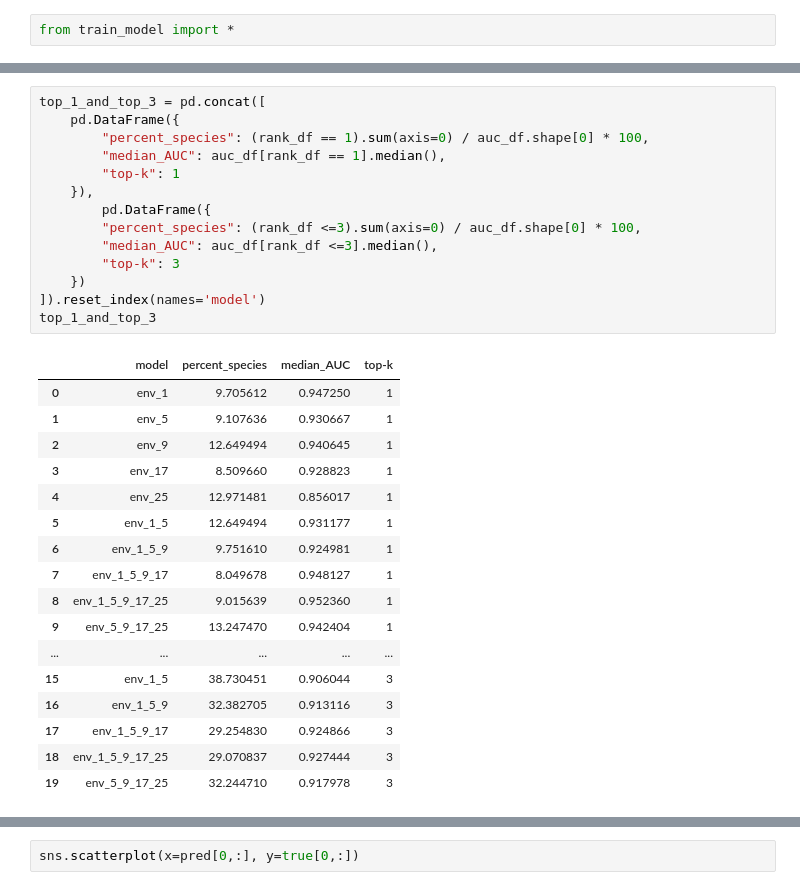
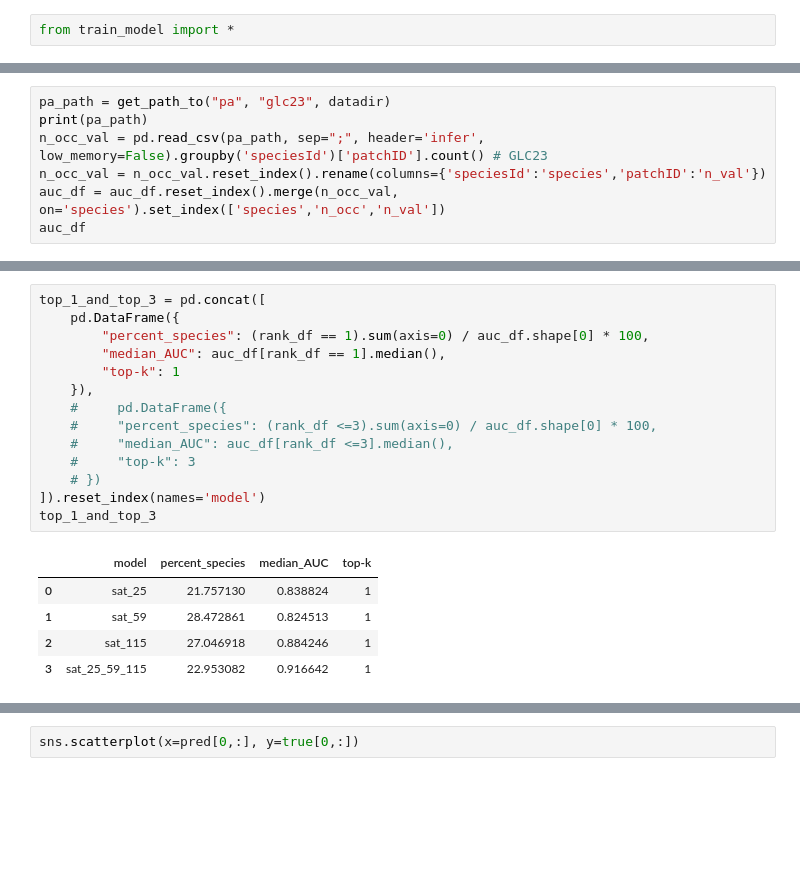
Before and after one commit to ninavantiel/multi_scale_SDMs, a Jupyter notebook: model_evaluation.ipynb, the cells around one changed output, grey strips where cells are left out. Cells and saved outputs as stored; diff of their text form; blank space fills up the shorter version.

```diff
--- a/model_evaluation.ipynb
+++ b/model_evaluation.ipynb
@@ -290,0 +128,7 @@ ax.set(xlabel='delta AUC', ylabel= 'proportion of species')
+# %%
+pa_path = get_path_to("pa", "glc23", datadir)
+print(pa_path)
+n_occ_val = pd.read_csv(pa_path, sep=";", header='infer', low_memory=False).groupby('speciesId')['patchID'].count() # GLC23
+n_occ_val = n_occ_val.reset_index().rename(columns={'speciesId':'species','patchID':'n_val'})
+auc_df = auc_df.reset_index().merge(n_occ_val, on='species').set_index(['species','n_occ','n_val'])
+auc_df
@@ -309,35 +585,23 @@ rank_df
 # %%
 top_1_and_top_3 = pd.concat([
     pd.DataFrame({
         "percent_species": (rank_df == 1).sum(axis=0) / auc_df.shape[0] * 100,
         "median_AUC": auc_df[rank_df == 1].median(),
         "top-k": 1
     }),
-        pd.DataFrame({
-        "percent_species": (rank_df <=3).sum(axis=0) / auc_df.shape[0] * 100,
-        "median_AUC": auc_df[rank_df <=3].median(),
-        "top-k": 3
-    })
+    #     pd.DataFrame({
+    #     "percent_species": (rank_df <=3).sum(axis=0) / auc_df.shape[0] * 100,
+    #     "median_AUC": auc_df[rank_df <=3].median(),
+    #     "top-k": 3
+    # })
 ]).reset_index(names='model')
 top_1_and_top_3
 # %% [output]
 |  | model | percent_species | median_AUC | top-k |
-| 0 | env_1 | 9.705612 | 0.947250 | 1 |
-| 1 | env_5 | 9.107636 | 0.930667 | 1 |
-| 2 | env_9 | 12.649494 | 0.940645 | 1 |
-| 3 | env_17 | 8.509660 | 0.928823 | 1 |
-| 4 | env_25 | 12.971481 | 0.856017 | 1 |
-| 5 | env_1_5 | 12.649494 | 0.931177 | 1 |
-| 6 | env_1_5_9 | 9.751610 | 0.924981 | 1 |
-| 7 | env_1_5_9_17 | 8.049678 | 0.948127 | 1 |
-| 8 | env_1_5_9_17_25 | 9.015639 | 0.952360 | 1 |
-| 9 | env_5_9_17_25 | 13.247470 | 0.942404 | 1 |
-| ... | ... | ... | ... | ... |
-| 15 | env_1_5 | 38.730451 | 0.906044 | 3 |
-| 16 | env_1_5_9 | 32.382705 | 0.913116 | 3 |
-| 17 | env_1_5_9_17 | 29.254830 | 0.924866 | 3 |
-| 18 | env_1_5_9_17_25 | 29.070837 | 0.927444 | 3 |
-| 19 | env_5_9_17_25 | 32.244710 | 0.917978 | 3 |
+| 0 | sat_25 | 21.757130 | 0.838824 | 1 |
+| 1 | sat_59 | 28.472861 | 0.824513 | 1 |
+| 2 | sat_115 | 27.046918 | 0.884246 | 1 |
+| 3 | sat_25_59_115 | 22.953082 | 0.916642 | 1 |
 # %%
 ax = sns.scatterplot(top_1_and_top_3, x='model', y='median_AUC', hue='top-k', size='percent_species', sizes=(50,500), palette=['#377eb8','#ff7f00'])
 ax.set_xticklabels(labels=ax.get_xticklabels(), rotation=90)
```
Also changed, not shown: parts of 64 cells of this notebook, 5 other files.
